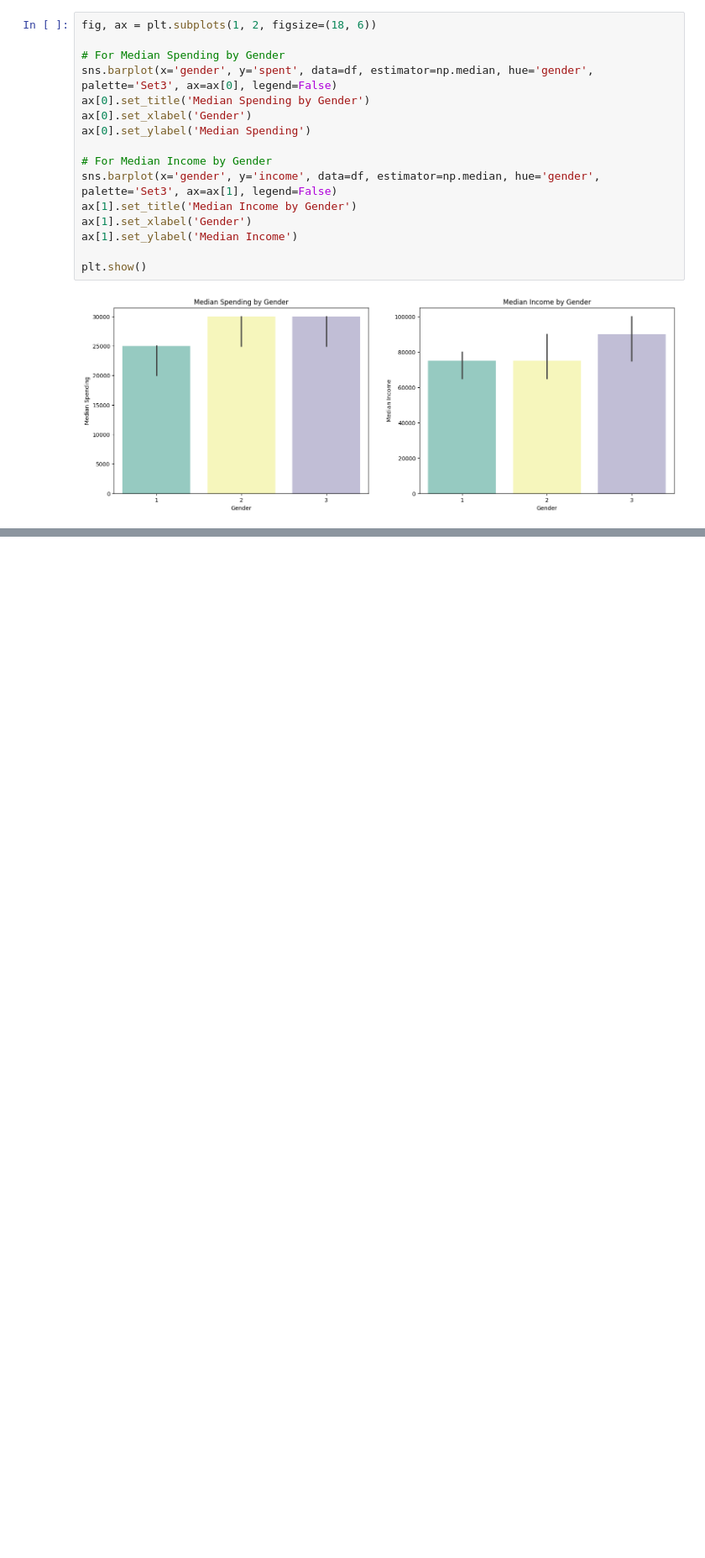
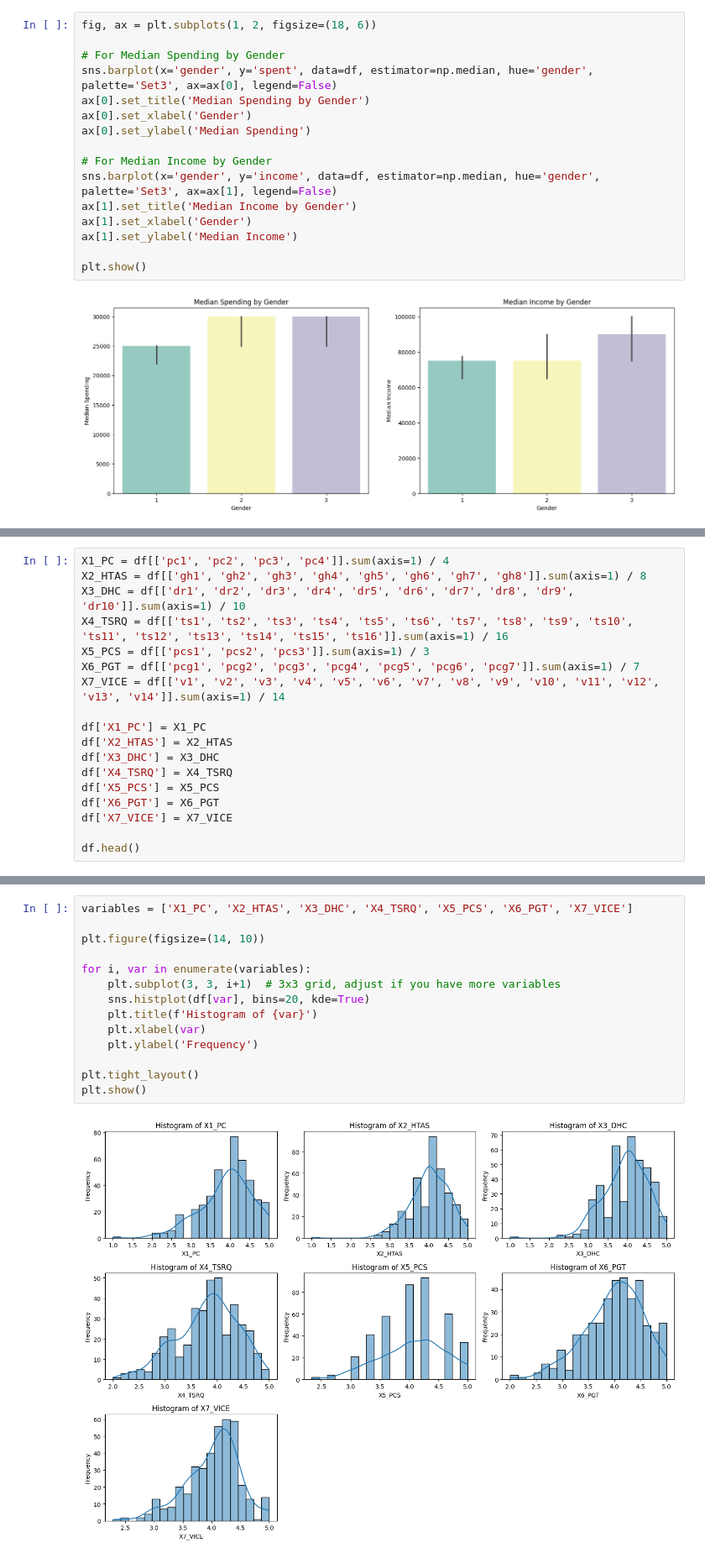
Before and after one commit to pirayan20/Visualization_BE, a Jupyter notebook: Visualization.ipynb, the cells around one changed output, grey strips where cells are left out. Shown at 84% size. Drawn from its saved outputs; the diff is of its cells as text; blank space fills up the shorter version.

```diff
--- a/Visualization.ipynb
+++ b/Visualization.ipynb
@@ -170,0 +192,18 @@ plt.show()
+# %%
+X1_PC = df[['pc1', 'pc2', 'pc3', 'pc4']].sum(axis=1) / 4
+X2_HTAS = df[['gh1', 'gh2', 'gh3', 'gh4', 'gh5', 'gh6', 'gh7', 'gh8']].sum(axis=1) / 8
+X3_DHC = df[['dr1', 'dr2', 'dr3', 'dr4', 'dr5', 'dr6', 'dr7', 'dr8', 'dr9', 'dr10']].sum(axis=1) / 10
+X4_TSRQ = df[['ts1', 'ts2', 'ts3', 'ts4', 'ts5', 'ts6', 'ts7', 'ts8', 'ts9', 'ts10', 'ts11', 'ts12', 'ts13', 'ts14', 'ts15', 'ts16']].sum(axis=1) / 16
+X5_PCS = df[['pcs1', 'pcs2', 'pcs3']].sum(axis=1) / 3
+X6_PGT = df[['pcg1', 'pcg2', 'pcg3', 'pcg4', 'pcg5', 'pcg6', 'pcg7']].sum(axis=1) / 7
+X7_VICE = df[['v1', 'v2', 'v3', 'v4', 'v5', 'v6', 'v7', 'v8', 'v9', 'v10', 'v11', 'v12', 'v13', 'v14']].sum(axis=1) / 14
+
+df['X1_PC'] = X1_PC
+df['X2_HTAS'] = X2_HTAS
+df['X3_DHC'] = X3_DHC
+df['X4_TSRQ'] = X4_TSRQ
+df['X5_PCS'] = X5_PCS
+df['X6_PGT'] = X6_PGT
+df['X7_VICE'] = X7_VICE
+
+df.head()
@@ -170,0 +218,16 @@ plt.show()
+# %%
+variables = ['X1_PC', 'X2_HTAS', 'X3_DHC', 'X4_TSRQ', 'X5_PCS', 'X6_PGT', 'X7_VICE']
+
+plt.figure(figsize=(14, 10))
+
+for i, var in enumerate(variables):
+    plt.subplot(3, 3, i+1)  # 3x3 grid, adjust if you have more variables
+    sns.histplot(df[var], bins=20, kde=True)
+    plt.title(f'Histogram of {var}')
+    plt.xlabel(var)
+    plt.ylabel('Frequency')
+
+plt.tight_layout()
+plt.show()
+# %% [output]
+[figure, added]
```
Also changed, not shown: parts of 23 cells of this notebook.
